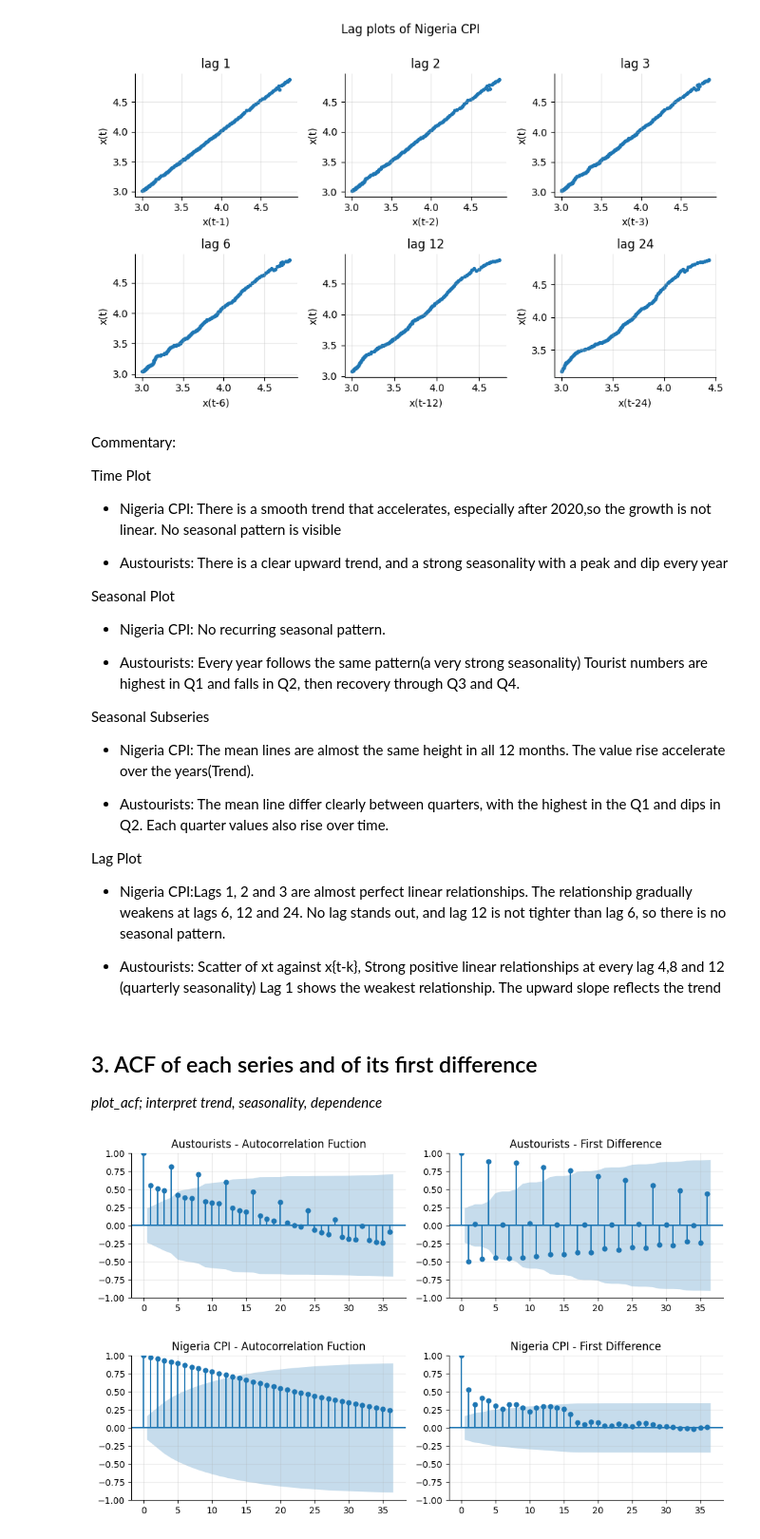
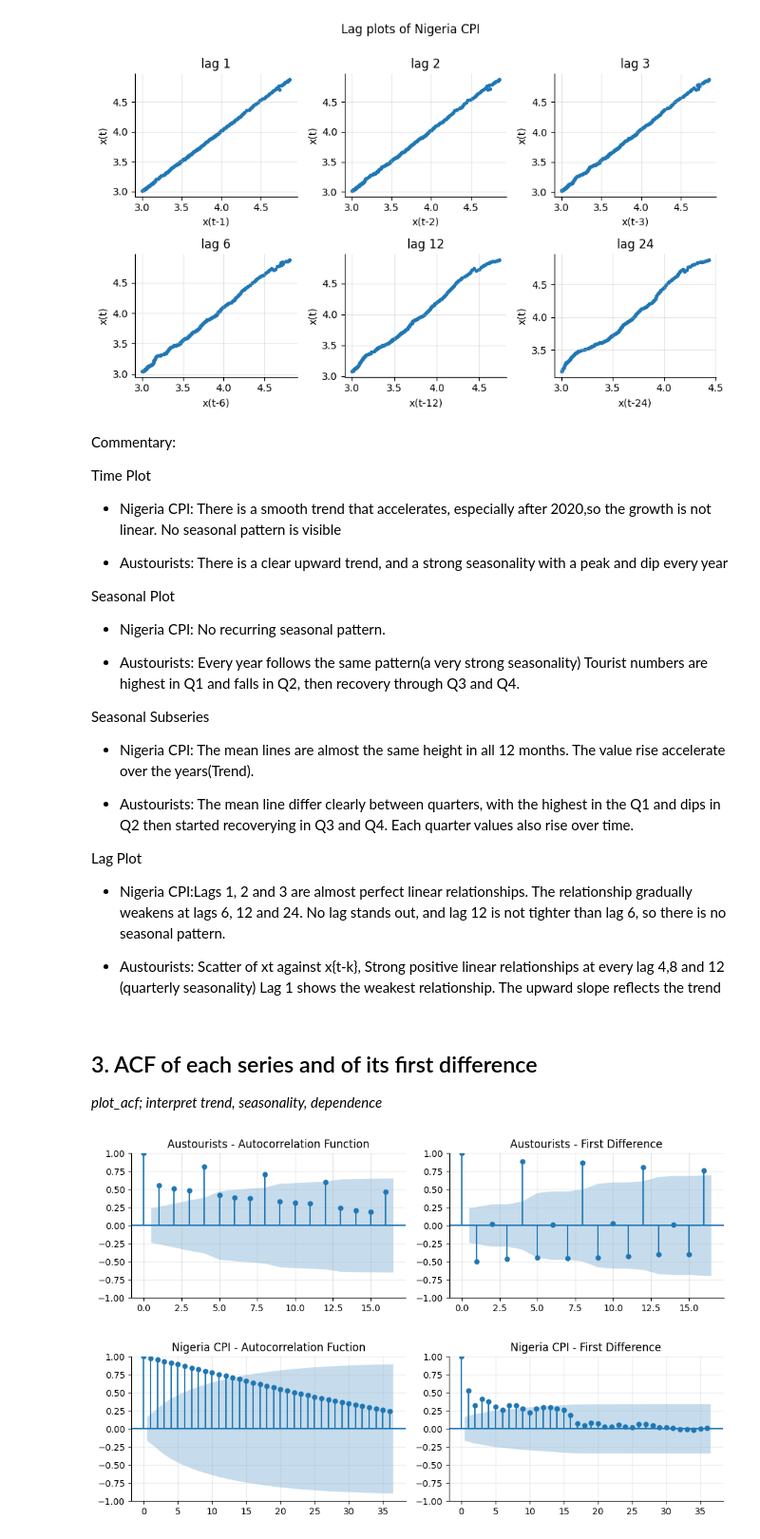
Before and after one commit to Favour-Fregene/NUTDTS816_Course_Repository, a Jupyter notebook: notebooks/assessments/A1_starter.ipynb, the cells around one changed output. Shown at 95% size. Drawn from its saved outputs; the diff is of its cells as text; code cells hidden in the pictures.

```diff
--- a/notebooks/assessments/A1_starter.ipynb
+++ b/notebooks/assessments/A1_starter.ipynb
@@ -194,7 +215,7 @@ Seasonal Subseries
 
 *   Nigeria CPI: The mean lines are almost the same height in all 12 months. The value rise accelerate over the years(Trend).
 
-*   Austourists: The mean line differ clearly between quarters, with the highest in the Q1 and dips in Q2. Each quarter values also rise over time.
+*   Austourists: The mean line differ clearly between quarters, with the highest in the Q1 and dips in Q2 then started recoverying in Q3 and Q4. Each quarter values also rise over time.
 
 Lag Plot
 *   Nigeria CPI:Lags 1, 2 and 3 are almost perfect linear relationships. The relationship gradually weakens at lags 6, 12 and 24. No lag stands out, and lag 12 is not tighter than lag 6, so there is no seasonal pattern.
@@ -210,14 +231,14 @@ Lag Plot
 # %%
 # ACF and First difference of austourists
 from statsmodels.graphics.tsaplots import plot_acf
 plt.close('all')
 fig, axes = plt.subplots(1, 2, figsize=(10, 3))
-plot_acf(np.log(at), lags=36, ax=axes[0], title='Austourists - Autocorrelation Fuction');
-plot_acf(np.log(at).diff().dropna(), lags=36, ax=axes[1], title='Austourists - First Difference')
+plot_acf(np.log(at), lags=16, ax=axes[0], title='Austourists - Autocorrelation Function');
+plot_acf(np.log(at).diff().dropna(), lags=16, ax=axes[1], title='Austourists - First Difference')
 plt.tight_layout()
 plt.show()
 # %% [output]
-[figure, old version]
+[figure, new version]
 # %%
 # ACF and First difference of Nigeria CPI
 from statsmodels.graphics.tsaplots import plot_acf
```
Also changed, not shown: parts of 6 cells of this notebook.
